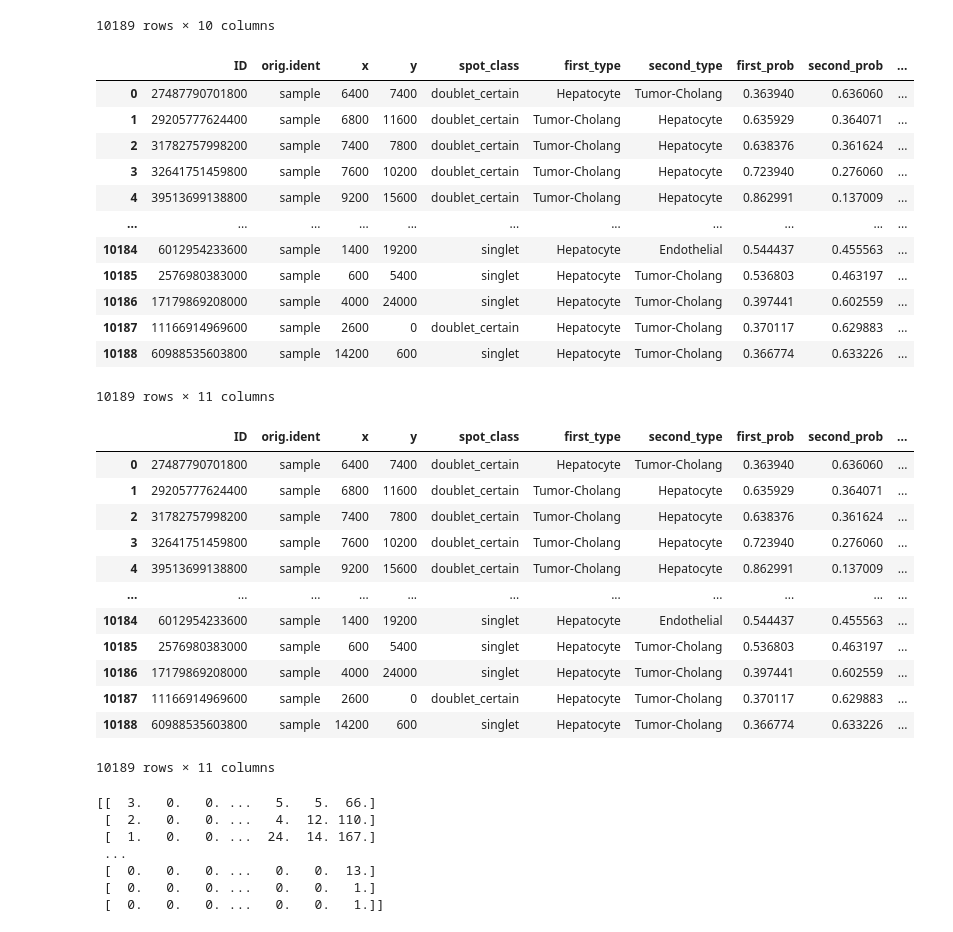
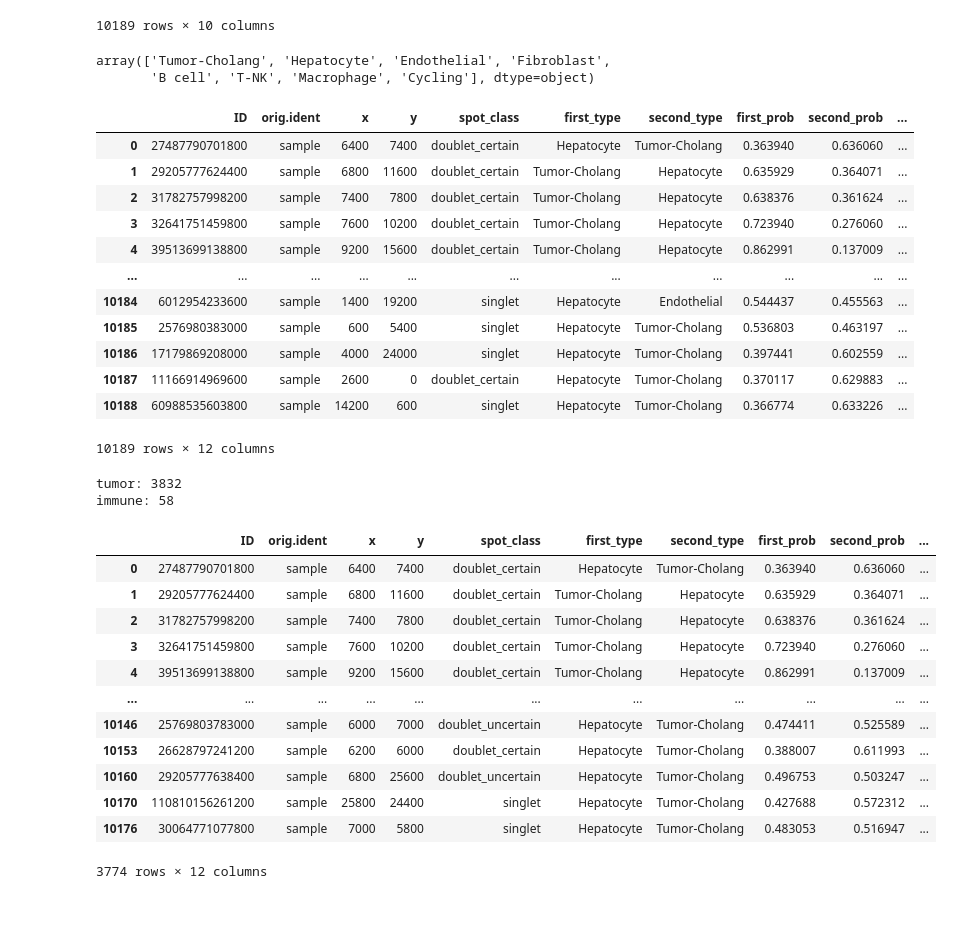
Before and after one commit to Czzmh/CODE, a Jupyter notebook: MYCODE/spatial_lda.ipynb, the cells around one changed output. Drawn from its saved outputs; the diff is of its cells as text; code cells hidden in the pictures.

```diff
--- a/MYCODE/spatial_lda.ipynb
+++ b/MYCODE/spatial_lda.ipynb
@@ -141,8 +104,16 @@ merged_data
 | 10187 | 11166914969600 | sample | 2600 | 0 | doublet_certain | Hepatocyte | Tumor-Cholang | 0.370117 | 0.629883 | ... |
 | 10188 | 60988535603800 | sample | 14200 | 600 | singlet | Hepatocyte | Tumor-Cholang | 0.366774 | 0.633226 | ... |
 10189 rows × 10 columns
+# %%
+merged_data['final_type'].unique()
+# %% [output]
+array(['Tumor-Cholang', 'Hepatocyte', 'Endothelial', 'Fibroblast',
+       'B cell', 'T-NK', 'Macrophage', 'Cycling'], dtype=object)
 # %%
 merged_data['is_tumor'] = np.where(merged_data['final_type'] == 'Tumor-Cholang', True, False)
+
+immune_cell_types = {'B cell': True, 'T-NK': True, 'Macrophage': True}
+merged_data['is_immune'] = np.where(merged_data['final_type'].isin(immune_cell_types.keys()), True, False)
 merged_data
 # %% [output]
 |  | ID | orig.ident | x | y | spot_class | first_type | second_type | first_prob | second_prob | ... |
@@ -157,33 +128,34 @@ merged_data
 | 10186 | 17179869208000 | sample | 4000 | 24000 | singlet | Hepatocyte | Tumor-Cholang | 0.397441 | 0.602559 | ... |
 | 10187 | 11166914969600 | sample | 2600 | 0 | doublet_certain | Hepatocyte | Tumor-Cholang | 0.370117 | 0.629883 | ... |
 | 10188 | 60988535603800 | sample | 14200 | 600 | singlet | Hepatocyte | Tumor-Cholang | 0.366774 | 0.633226 | ... |
-10189 rows × 11 columns
+10189 rows × 12 columns
+# %%
+print("tumor:", merged_data['is_tumor'].sum())
+print("immune:", merged_data['is_immune'].sum())
+# %% [output]
+tumor: 3832
+immune: 58
+# %%
+# tumor data
+tumor_data = merged_data[merged_data['is_tumor'] == True]
+tumor_data = tumor_data[(tumor_data['x'] > 5900) & (tumor_data['y'] > 5500) & (tumor_data['y'] < 25700)]
+tumor_data
+# %% [output]
+|  | ID | orig.ident | x | y | spot_class | first_type | second_type | first_prob | second_prob | ... |
+| 0 | 27487790701800 | sample | 6400 | 7400 | doublet_certain | Hepatocyte | Tumor-Cholang | 0.363940 | 0.636060 | ... |
+| 1 | 29205777624400 | sample | 6800 | 11600 | doublet_certain | Tumor-Cholang | Hepatocyte | 0.635929 | 0.364071 | ... |
+| 2 | 31782757998200 | sample | 7400 | 7800 | doublet_certain | Tumor-Cholang | Hepatocyte | 0.638376 | 0.361624 | ... |
+| 3 | 32641751459800 | sample | 7600 | 10200 | doublet_certain | Tumor-Cholang | Hepatocyte | 0.723940 | 0.276060 | ... |
+| 4 | 39513699138800 | sample | 9200 | 15600 | doublet_certain | Tumor-Cholang | Hepatocyte | 0.862991 | 0.137009 | ... |
+| ... | ... | ... | ... | ... | ... | ... | ... | ... | ... | ... |
+| 10146 | 25769803783000 | sample | 6000 | 7000 | doublet_uncertain | Hepatocyte | Tumor-Cholang | 0.474411 | 0.525589 | ... |
+| 10153 | 26628797241200 | sample | 6200 | 6000 | doublet_certain | Hepatocyte | Tumor-Cholang | 0.388007 | 0.611993 | ... |
+| 10160 | 29205777638400 | sample | 6800 | 25600 | doublet_uncertain | Hepatocyte | Tumor-Cholang | 0.496753 | 0.503247 | ... |
+| 10170 | 110810156261200 | sample | 25800 | 24400 | singlet | Hepatocyte | Tumor-Cholang | 0.427688 | 0.572312 | ... |
+| 10176 | 30064771077800 | sample | 7000 | 5800 | singlet | Hepatocyte | Tumor-Cholang | 0.483053 | 0.516947 | ... |
+3774 rows × 12 columns
 # %%
 # Dataframe to Anndata
-merged_data_ann = AnnData(obs=merged_data, var=data.var)
-merged_data_ann.obs
+tumor_data_ann = AnnData(obs=tumor_data, var=data.var)
+aligned_X = data[data.obs.index.isin(tumor_data_ann.obs["ID"])].X
+tumor_data_ann = AnnData(X=aligned_X.toarray(), obs=tumor_data, var=data.var)
-# %% [output]
-|  | ID | orig.ident | x | y | spot_class | first_type | second_type | first_prob | second_prob | ... |
-| 0 | 27487790701800 | sample | 6400 | 7400 | doublet_certain | Hepatocyte | Tumor-Cholang | 0.363940 | 0.636060 | ... |
-| 1 | 29205777624400 | sample | 6800 | 11600 | doublet_certain | Tumor-Cholang | Hepatocyte | 0.635929 | 0.364071 | ... |
-| 2 | 31782757998200 | sample | 7400 | 7800 | doublet_certain | Tumor-Cholang | Hepatocyte | 0.638376 | 0.361624 | ... |
-| 3 | 32641751459800 | sample | 7600 | 10200 | doublet_certain | Tumor-Cholang | Hepatocyte | 0.723940 | 0.276060 | ... |
-| 4 | 39513699138800 | sample | 9200 | 15600 | doublet_certain | Tumor-Cholang | Hepatocyte | 0.862991 | 0.137009 | ... |
-| ... | ... | ... | ... | ... | ... | ... | ... | ... | ... | ... |
-| 10184 | 6012954233600 | sample | 1400 | 19200 | singlet | Hepatocyte | Endothelial | 0.544437 | 0.455563 | ... |
-| 10185 | 2576980383000 | sample | 600 | 5400 | singlet | Hepatocyte | Tumor-Cholang | 0.536803 | 0.463197 | ... |
-| 10186 | 17179869208000 | sample | 4000 | 24000 | singlet | Hepatocyte | Tumor-Cholang | 0.397441 | 0.602559 | ... |
-| 10187 | 11166914969600 | sample | 2600 | 0 | doublet_certain | Hepatocyte | Tumor-Cholang | 0.370117 | 0.629883 | ... |
-| 10188 | 60988535603800 | sample | 14200 | 600 | singlet | Hepatocyte | Tumor-Cholang | 0.366774 | 0.633226 | ... |
-10189 rows × 11 columns
-# %%
-aligned_X = data[data.obs.index.isin(merged_data_ann.obs["ID"])].X
-print(aligned_X.toarray())
-# %% [output]
-[[  3.   0.   0. ...   5.   5.  66.]
- [  2.   0.   0. ...   4.  12. 110.]
- [  1.   0.   0. ...  24.  14. 167.]
- ...
- [  0.   0.   0. ...   0.   0.  13.]
- [  0.   0.   0. ...   0.   0.   1.]
- [  0.   0.   0. ...   0.   0.   1.]]
```
Also changed, not shown: parts of 18 cells of this notebook, 4 other files.
